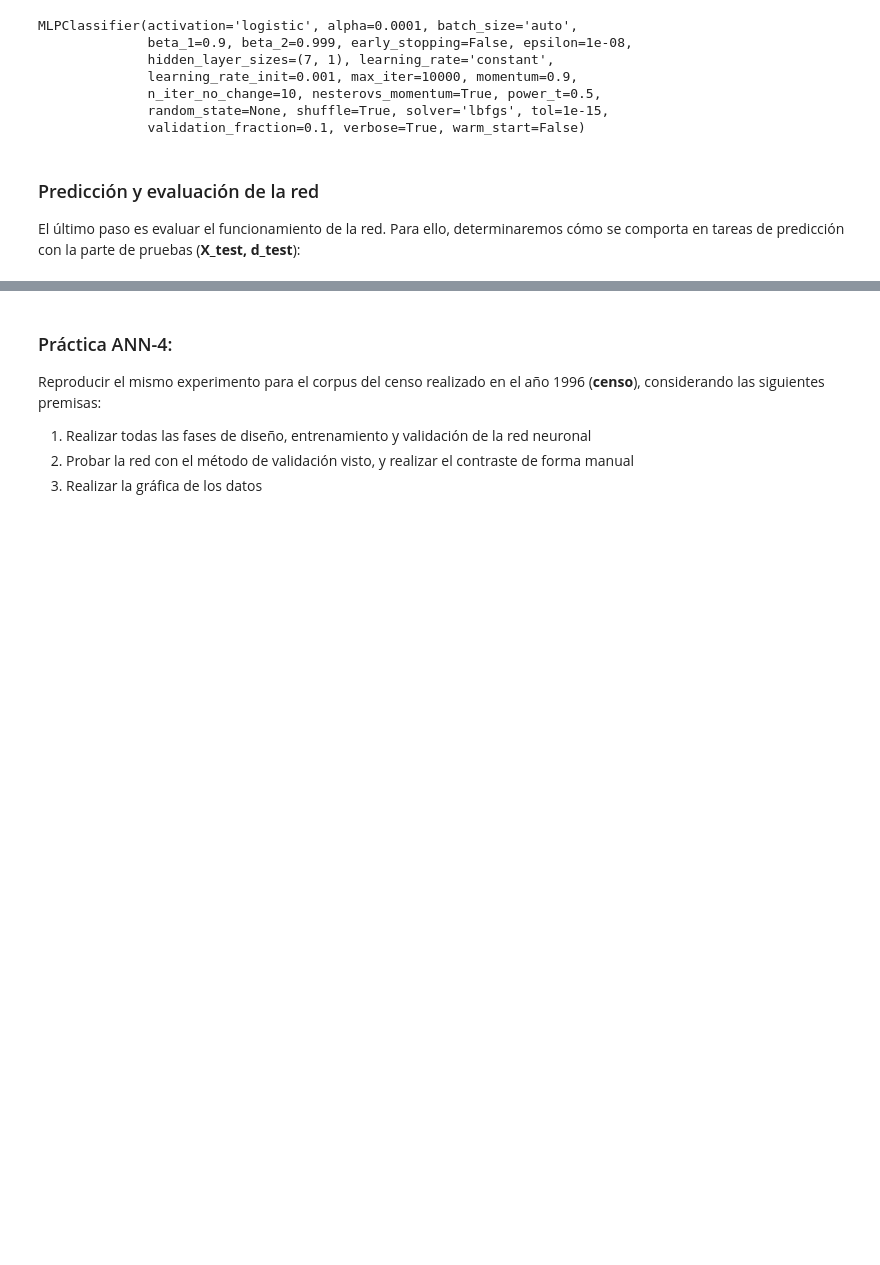
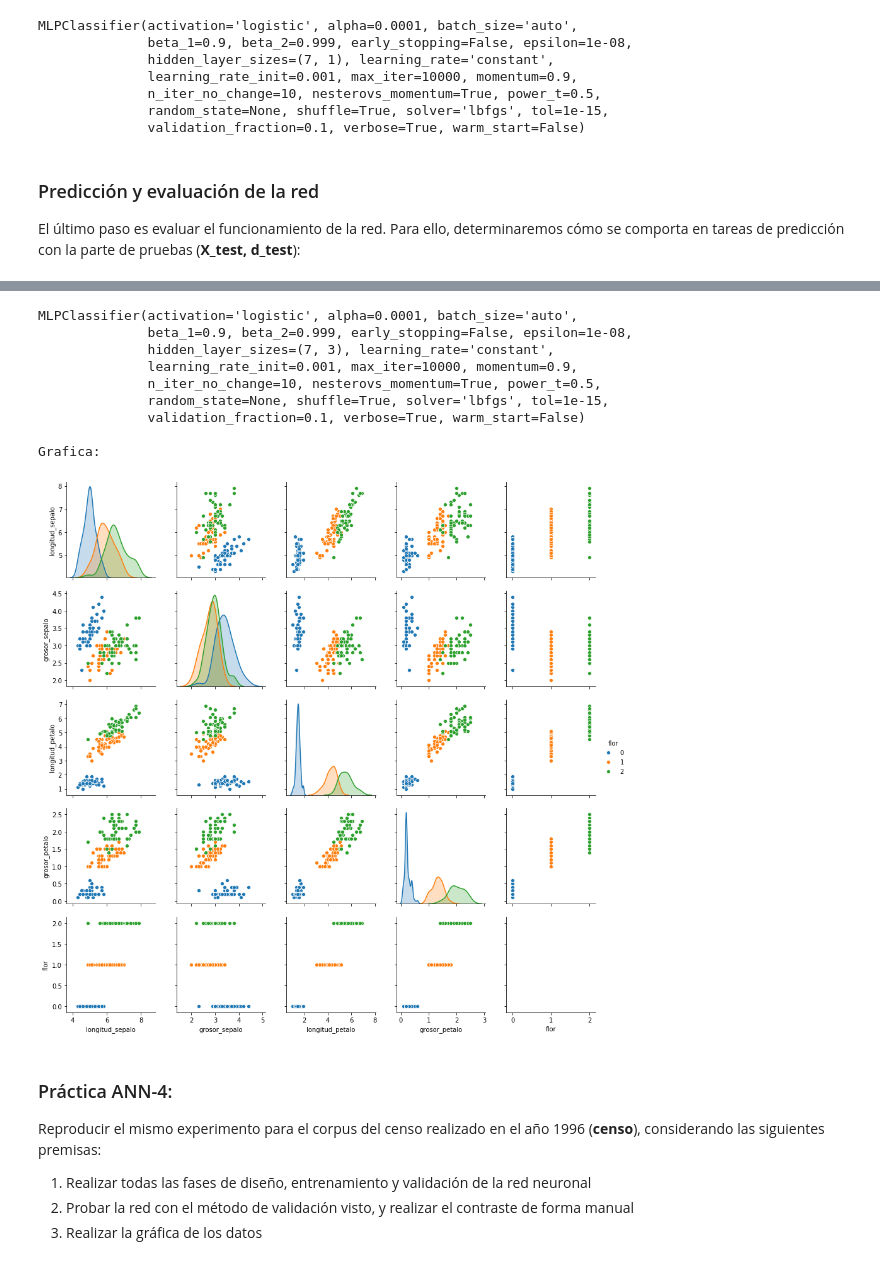
Before and after one commit to Sanix9/ann-basic-example, a Jupyter notebook: ANN-Intro-Parte-2.ipynb, the cells around one changed output, grey strips where cells are left out. Drawn from its saved outputs; the diff is of its cells as text; code cells hidden in the pictures; blank space fills up the shorter version.

```diff
--- a/ANN-Intro-Parte-2.ipynb
+++ b/ANN-Intro-Parte-2.ipynb
@@ -254,3 +266,62 @@ Modifique el código anterior, a fin de incorporar las siguientes modificaciones
+# %%
+# TO-DO:
+# Emplear el código anterior a fin resolver los aspectos planteados en la práctica ANN-3
+from sklearn.preprocessing import LabelEncoder
+from sklearn.preprocessing import OneHotEncoder
+import seaborn as sns
+import matplotlib.pyplot as plt
+
+lenc = LabelEncoder()
+integer_encoded = lenc.fit_transform(d)
+#print('Salidas Sin Modificar 1\n')
+#print(integer_encoded)
+enc = OneHotEncoder(handle_unknown='ignore', sparse=False)
+integer_encoded = integer_encoded.reshape(len(integer_encoded), 1)
+d2 = enc.fit_transform(integer_encoded)
+#print('Salidas Modificadas 3\n')
+#print(d2)
+#print('')
+
+# Generamos los corpus para entrenamiento y pruebas de modo que se tome el mismo número de muestras de cada clase
+X_train, X_test, d_train, d_test = train_test_split(X,d2,train_size=0.70,random_state=0,stratify=d2)
+
+
+# Generamos un objeto para escalar los valores
+scaler=StandardScaler()
+
+# Ajuste solo en los datos de entrenamiento
+scaler.fit(X_train)
+
+# Escalamos el corpus de entrenamiento
+X_train=scaler.transform(X_train)
+X_test=scaler.transform(X_test)
+
+# Visualizamos las 7 primeras filas de datos
+X_train[1:7,:]
+
+# Creamos la red neuronal
+mlp=MLPClassifier(solver = 'lbfgs', activation='logistic', verbose=True, alpha=1e-4, tol=1e-15, max_iter=10000, \
+                  hidden_layer_sizes=(neuronas_capa_oculta, 3))
+
+print(mlp)
+# Realizamos el proceso de entrenamiento
+mlp.fit(X_train,d_train)
+
+
+print('\nGrafica:')
+sns.pairplot(datos,hue='flor')
+plt.show()
+# %% [output]
+MLPClassifier(activation='logistic', alpha=0.0001, batch_size='auto',
+              beta_1=0.9, beta_2=0.999, early_stopping=False, epsilon=1e-08,
+              hidden_layer_sizes=(7, 3), learning_rate='constant',
+              learning_rate_init=0.001, max_iter=10000, momentum=0.9,
+              n_iter_no_change=10, nesterovs_momentum=True, power_t=0.5,
+              random_state=None, shuffle=True, solver='lbfgs', tol=1e-15,
+              validation_fraction=0.1, verbose=True, warm_start=False)
+
+Grafica:
+[figure, added]
 # %% [markdown]
 ### Práctica ANN-4:
 
```
Also changed, not shown: parts of 6 cells of this notebook, 2 other files.
